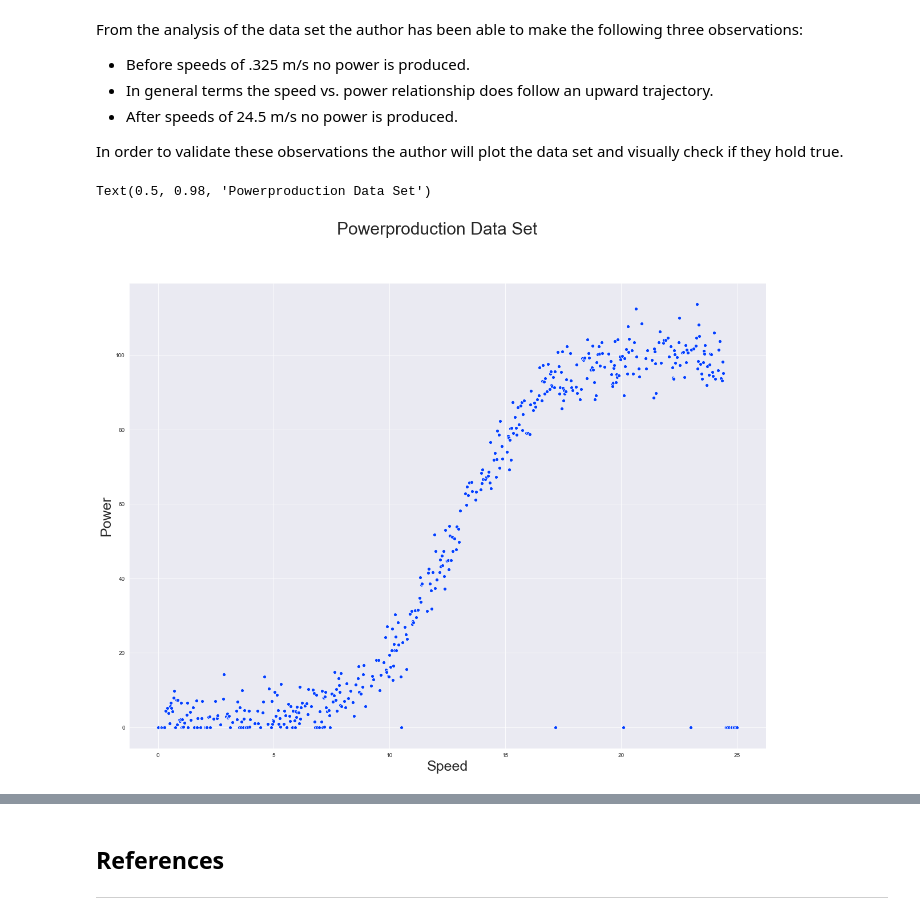
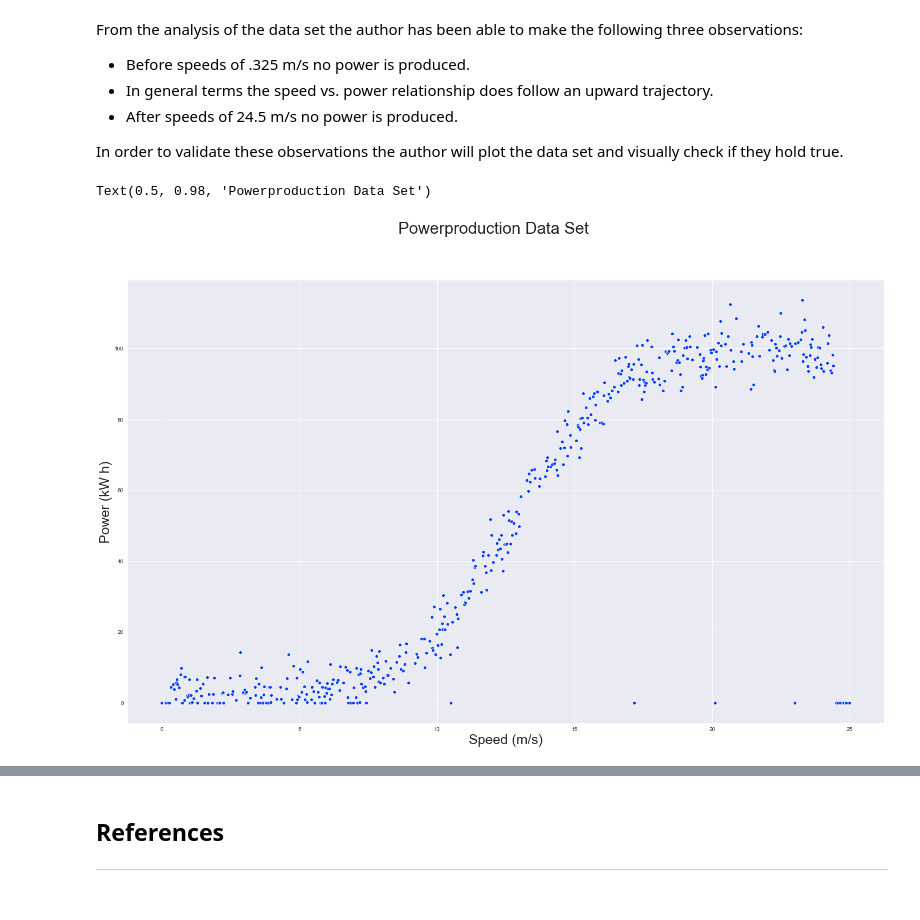
Before and after one commit to JPLee01/Fundamentals_of_Data_Analysis-Project_2020, a Jupyter notebook: Fundamentals of Data Analysis - Project 2020.ipynb, the cells around one changed output, grey strips where cells are left out. Cells and saved outputs as stored; diff of their text form; code cells hidden in the pictures.

```diff
--- a/Fundamentals of Data Analysis - Project 2020.ipynb
+++ b/Fundamentals of Data Analysis - Project 2020.ipynb
@@ -257,17 +257,17 @@ From the analysis of the data set the author has been able to make the following
 In order to validate these observations the author will plot the data set and visually check if they hold true.
 # %%
 #Set the size output to improve analysis
-plt.rcParams['figure.figsize'] = (20, 15)
+plt.rcParams['figure.figsize'] = (25, 15)
 # %%
 #Plotting of the Data Set on a Scatter Plot
 sns.scatterplot(data=powerproduction_dataset, x='speed', y='power',
     sizes=(250, 250), legend="full")
-plt. xlabel('Speed', fontsize=25)
-plt. ylabel('Power', fontsize=25)
+plt. xlabel('Speed (m/s)', fontsize=25)
+plt. ylabel('Power (kW h)', fontsize=25)
 plt. suptitle('Powerproduction Data Set', fontsize=30)
 # %% [output]
 Text(0.5, 0.98, 'Powerproduction Data Set')
-[figure, old version]
+[figure, new version]
 # %% [markdown]
 As can be seen from the visualisation the data set seems to follow a 'S Type' curve that is to say it is flatter at the beginning and end and steeper in the middle. While very popular in the Project Management sphere,<sup>[23]</sup> (an S curve is the appropriate cumulative data for a project or task, such as, the cost, or man-hours plotted against time<sup>[24]</sup>) the S cuvre can tell a lot with regards to the *powerproduction* data set.
 
```
Also changed, not shown: parts of 9 cells of this notebook.
